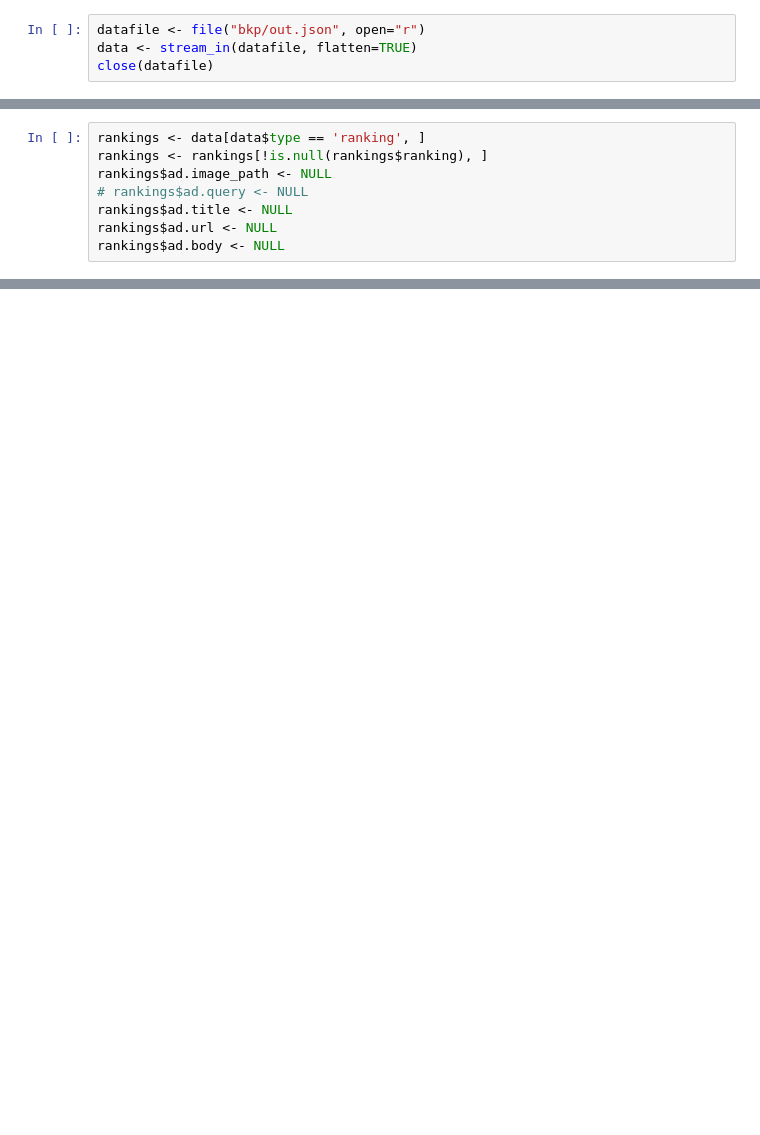
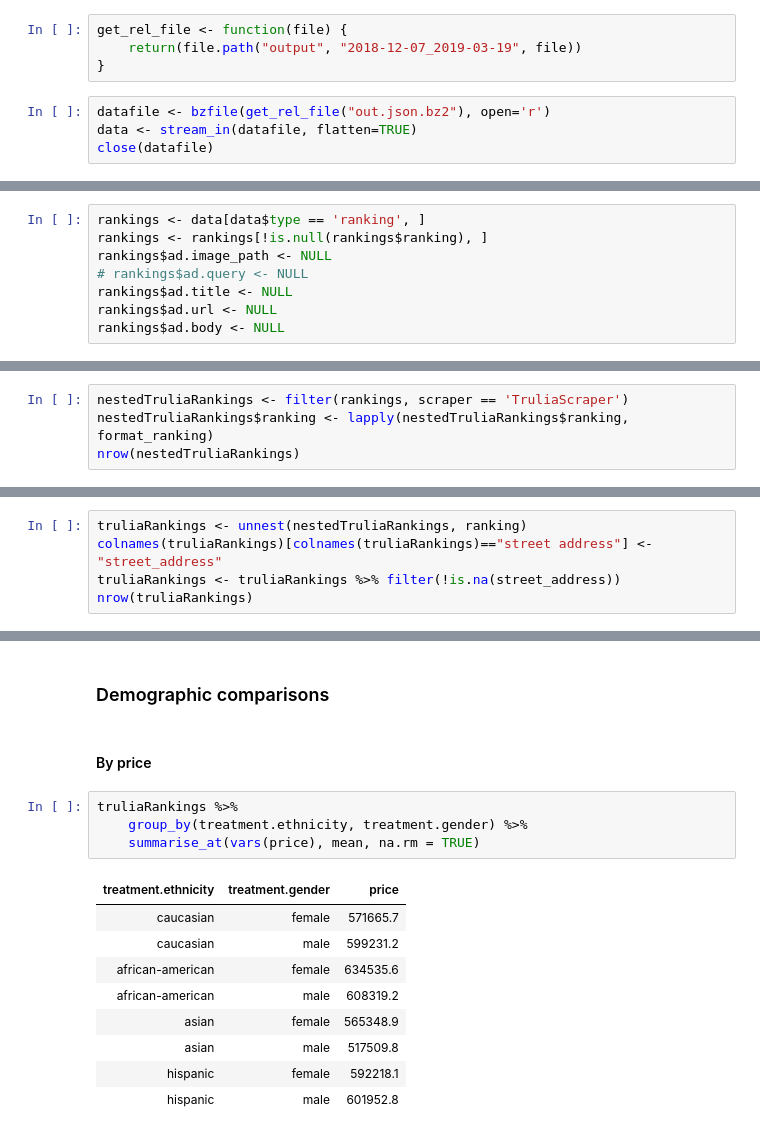
Before and after one commit to ekdnam/auditor, a Jupyter notebook: Ranking Analysis.ipynb, the cells around one changed output, grey strips where cells are left out. Saved outputs shown, nothing was run; the diff lists cells and outputs as text; blank space fills up the shorter version.

Commit message:
Initial ranking analysis

```diff
--- a/Ranking Analysis.ipynb
+++ b/Ranking Analysis.ipynb
@@ -14,4 +31,8 @@ options(repr.matrix.max.rows=200, repr.matrix.max.cols=20)
+# %%
+get_rel_file <- function(file) {
+    return(file.path("output", "2018-12-07_2019-03-19", file))
+}
 # %%
-datafile <- file("bkp/out.json", open="r")
+datafile <- bzfile(get_rel_file("out.json.bz2"), open='r')
 data <- stream_in(datafile, flatten=TRUE)
 close(datafile)
@@ -170,0 +93,4 @@ unnestedRealtorRankings %>%
+# %%
+nestedTruliaRankings <- filter(rankings, scraper == 'TruliaScraper')
+nestedTruliaRankings$ranking <- lapply(nestedTruliaRankings$ranking, format_ranking)
+nrow(nestedTruliaRankings)
@@ -170,0 +107,5 @@ unnestedRealtorRankings %>%
+# %%
+truliaRankings <- unnest(nestedTruliaRankings, ranking)
+colnames(truliaRankings)[colnames(truliaRankings)=="street address"] <- "street_address"
+truliaRankings <- truliaRankings %>% filter(!is.na(street_address))
+nrow(truliaRankings)
@@ -170,0 +471,18 @@ unnestedRealtorRankings %>%
+# %% [markdown]
+### Demographic comparisons
+# %% [markdown]
+#### By price
+# %%
+truliaRankings %>%
+    group_by(treatment.ethnicity, treatment.gender) %>%
+    summarise_at(vars(price), mean, na.rm = TRUE)
+# %% [output]
+| treatment.ethnicity | treatment.gender | price |
+| caucasian | female | 571665.7 |
+| caucasian | male | 599231.2 |
+| african-american | female | 634535.6 |
+| african-american | male | 608319.2 |
+| asian | female | 565348.9 |
+| asian | male | 517509.8 |
+| hispanic | female | 592218.1 |
+| hispanic | male | 601952.8 |
```
Also changed, not shown: parts of 126 cells of this notebook.
